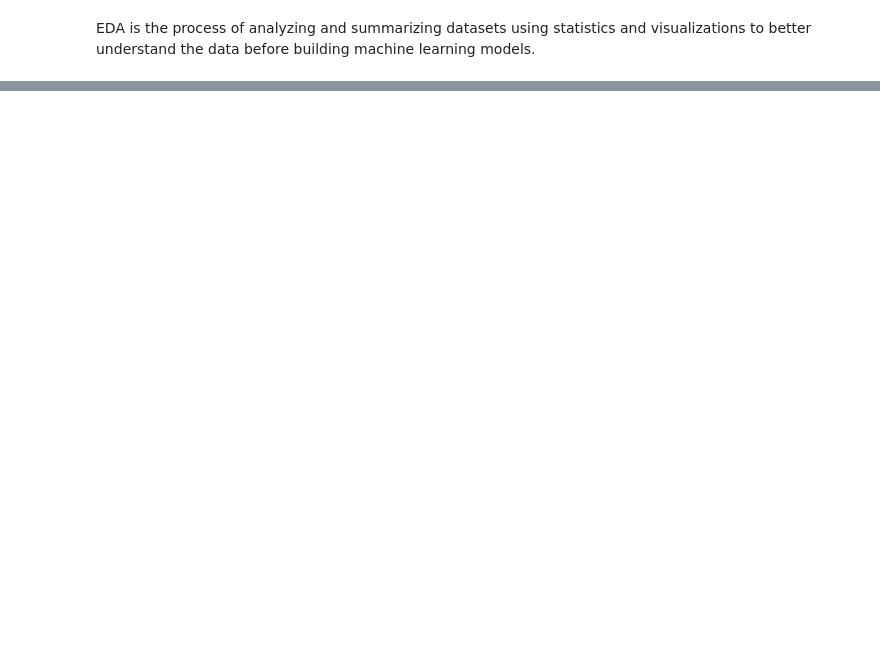
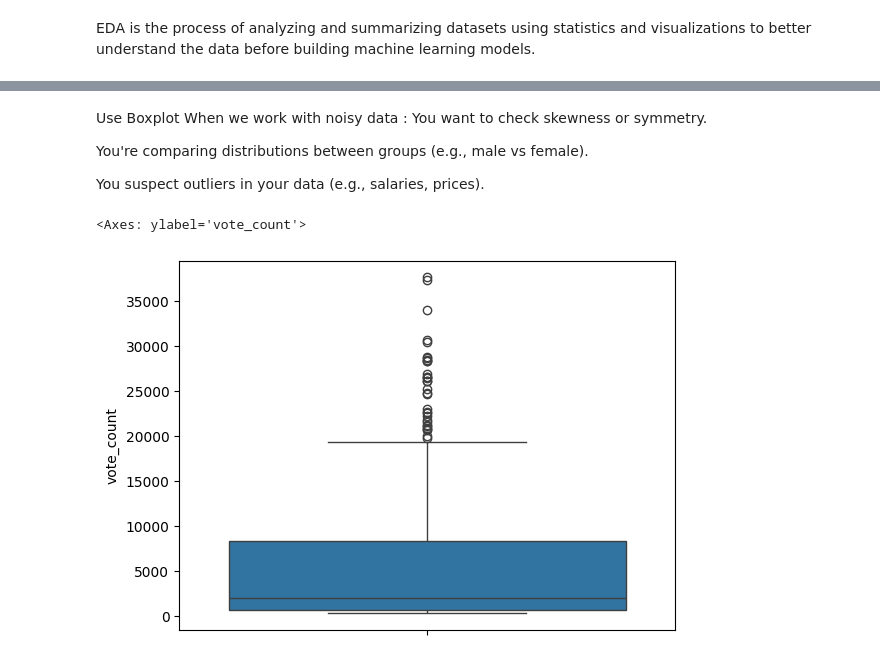
Before and after one commit to Mohotasir/my_ML_Journey, a Jupyter notebook: 100days_ML/EDA/Univaritate_analysis/univariate.ipynb, the cells around one changed output, grey strips where cells are left out. Drawn from its saved outputs; the diff is of its cells as text; code cells hidden in the pictures; blank space fills up the shorter version.

```diff
--- a/100days_ML/EDA/Univaritate_analysis/univariate.ipynb
+++ b/100days_ML/EDA/Univaritate_analysis/univariate.ipynb
@@ -28,0 +42,12 @@ df.head()
+# %% [markdown]
+Use Boxplot When we work with noisy data :
+You want to check skewness or symmetry.
+
+You're comparing distributions between groups (e.g., male vs female).
+
+You suspect outliers in your data (e.g., salaries, prices).
+# %%
+sns.boxplot(df['vote_count'])
+# %% [output]
+<Axes: ylabel='vote_count'>
+[figure, added]
```
Also changed, not shown: parts of 3 cells of this notebook.
